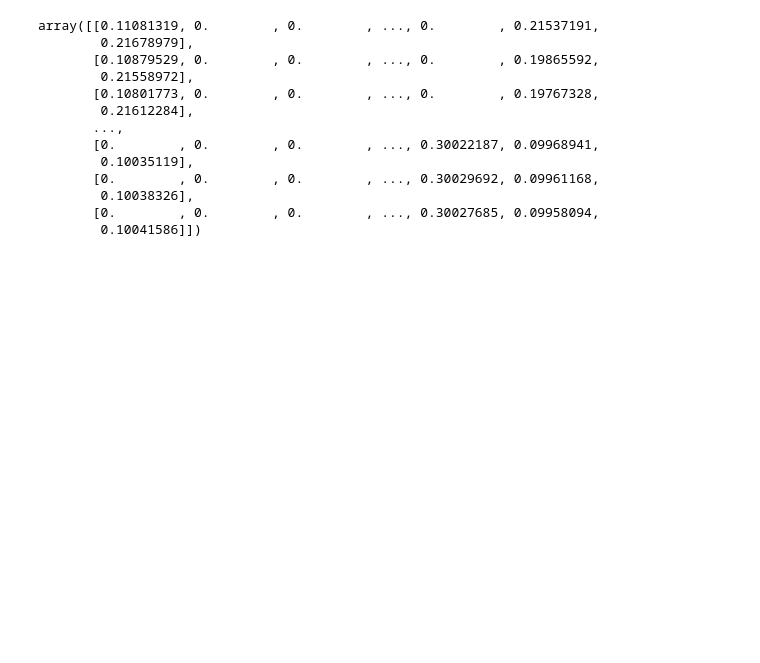
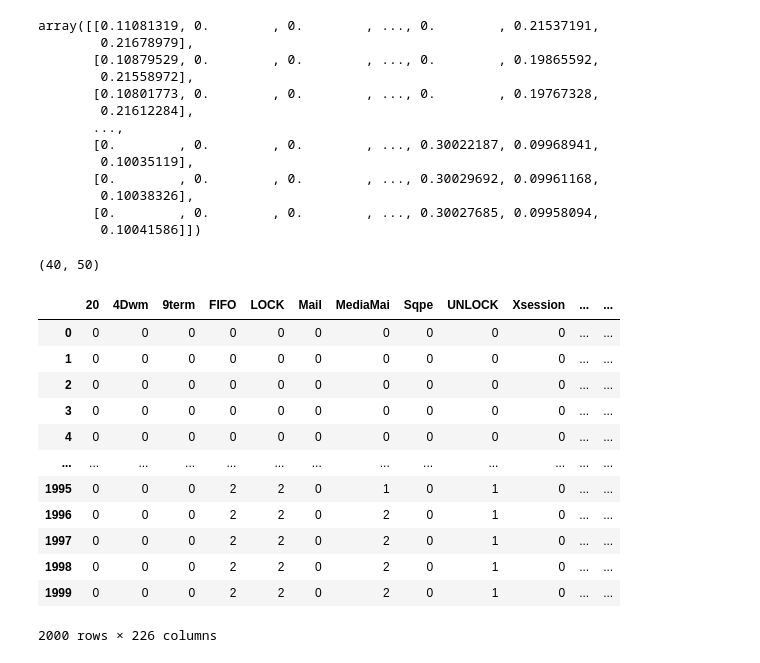
Before and after one commit to tommarz/mdca_challenge, a Jupyter notebook: predict_users.ipynb, the cells around one changed output. Saved outputs shown, nothing was run; the diff lists cells and outputs as text; code cells hidden in the pictures; blank space fills up the shorter version.

```diff
--- a/predict_users.ipynb
+++ b/predict_users.ipynb
@@ -185,3 +200,29 @@ array([[0.11081319, 0.        , 0.        , ..., 0.        , 0.21537191,
 # %%
 with open(f'{clf_name}.dill', 'wb') as f:
     dill.dump(pipe, f)
+# %%
+X_train = seg_df.iloc[:, :TRAIN_SEG]
+X_train.shape
+# %% [output]
+(40, 50)
+# %%
+func = FunctionTransformer(lambda y: [' '.join(x) for x in y.to_numpy().flatten()])
+count_vec = CountVectorizer(lowercase=False)
+pipe = make_pipeline(func, count_vec)
+tom = pd.DataFrame.sparse.from_spmatrix(pipe.fit_transform(X_train), columns=count_vec.get_feature_names_out()).sparse.to_dense() #.astype(int) #.mode(axis=1)
+tom
+# tom = tom.astype(np.int32)
+# %% [output]
+|  | 20 | 4Dwm | 9term | FIFO | LOCK | Mail | MediaMai | Sqpe | UNLOCK | Xsession | ... | ... |
+| 0 | 0 | 0 | 0 | 0 | 0 | 0 | 0 | 0 | 0 | 0 | ... | ... |
+| 1 | 0 | 0 | 0 | 0 | 0 | 0 | 0 | 0 | 0 | 0 | ... | ... |
+| 2 | 0 | 0 | 0 | 0 | 0 | 0 | 0 | 0 | 0 | 0 | ... | ... |
+| 3 | 0 | 0 | 0 | 0 | 0 | 0 | 0 | 0 | 0 | 0 | ... | ... |
+| 4 | 0 | 0 | 0 | 0 | 0 | 0 | 0 | 0 | 0 | 0 | ... | ... |
+| ... | ... | ... | ... | ... | ... | ... | ... | ... | ... | ... | ... | ... |
+| 1995 | 0 | 0 | 0 | 2 | 2 | 0 | 1 | 0 | 1 | 0 | ... | ... |
+| 1996 | 0 | 0 | 0 | 2 | 2 | 0 | 2 | 0 | 1 | 0 | ... | ... |
+| 1997 | 0 | 0 | 0 | 2 | 2 | 0 | 2 | 0 | 1 | 0 | ... | ... |
+| 1998 | 0 | 0 | 0 | 2 | 2 | 0 | 2 | 0 | 1 | 0 | ... | ... |
+| 1999 | 0 | 0 | 0 | 2 | 2 | 0 | 2 | 0 | 1 | 0 | ... | ... |
+2000 rows × 226 columns
```
Also changed, not shown: parts of 16 cells of this notebook, 4 other files.
